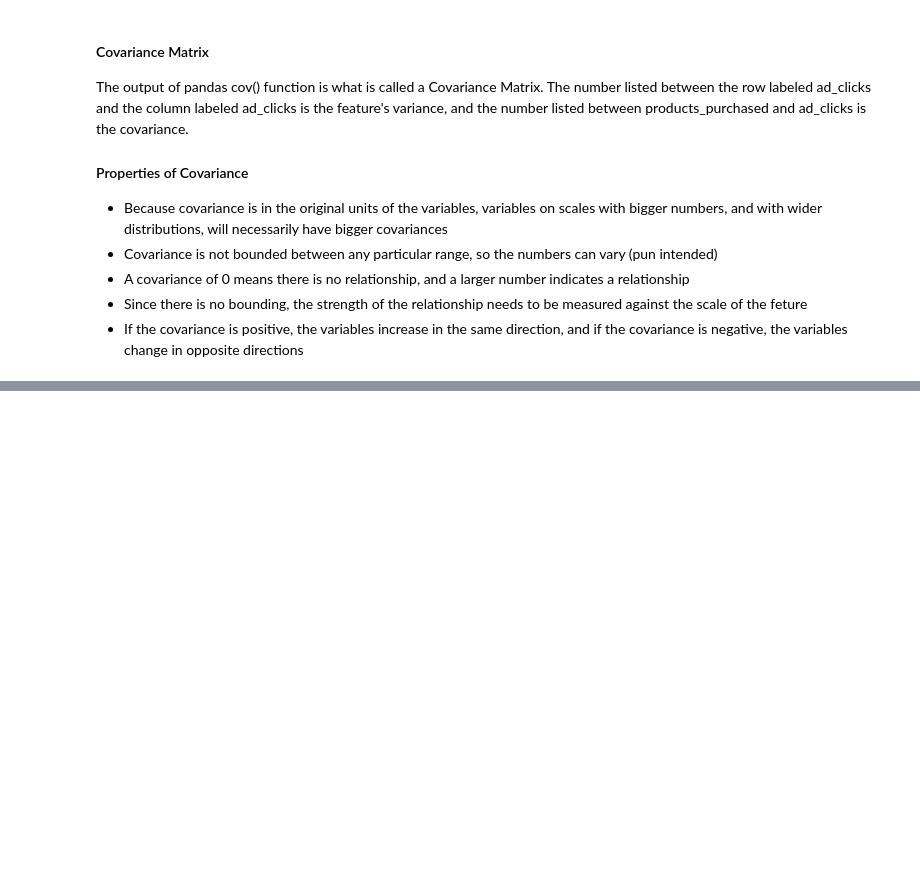
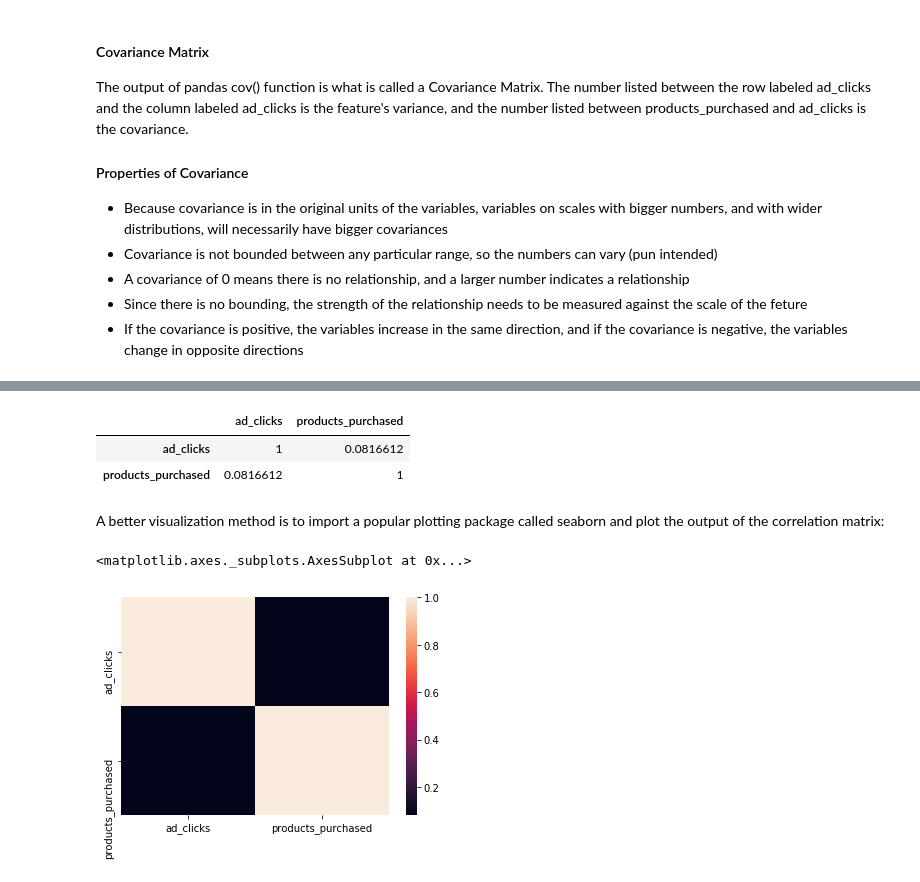
Before and after one commit to davideliason/DM4BA_Personal_Practice, a Jupyter notebook: Pandas_DataAnalysis.ipynb, the cells around one changed output, grey strips where cells are left out. Drawn from its saved outputs; the diff is of its cells as text; code cells hidden in the pictures; blank space fills up the shorter version.

Commit message:
add variance, covariance, correlation, outliers tools like zscores, boxplots, dbscan

```diff
--- a/Pandas_DataAnalysis.ipynb
+++ b/Pandas_DataAnalysis.ipynb
@@ -1826,0 +1862,18 @@ The output of pandas cov() function is what is called a Covariance Matrix. The n
+# %%
+df.corr().style.background_gradient(cmap='coolwarm')
+# %% [output]
+|  | ad_clicks | products_purchased |
+| ad_clicks | 1 | 0.0816612 |
+| products_purchased | 0.0816612 | 1 |
+# %% [markdown]
+
+A better visualization method is to import a popular plotting package called seaborn and plot the output of the correlation matrix:
+# %%
+import seaborn as sns
+corr = df.corr()
+sns.heatmap(corr,
+            xticklabels=corr.columns.values,
+            yticklabels=corr.columns.values)
+# %% [output]
+<matplotlib.axes._subplots.AxesSubplot at 0x...>
+[figure, added]
```
Also changed, not shown: parts of 33 cells of this notebook.
